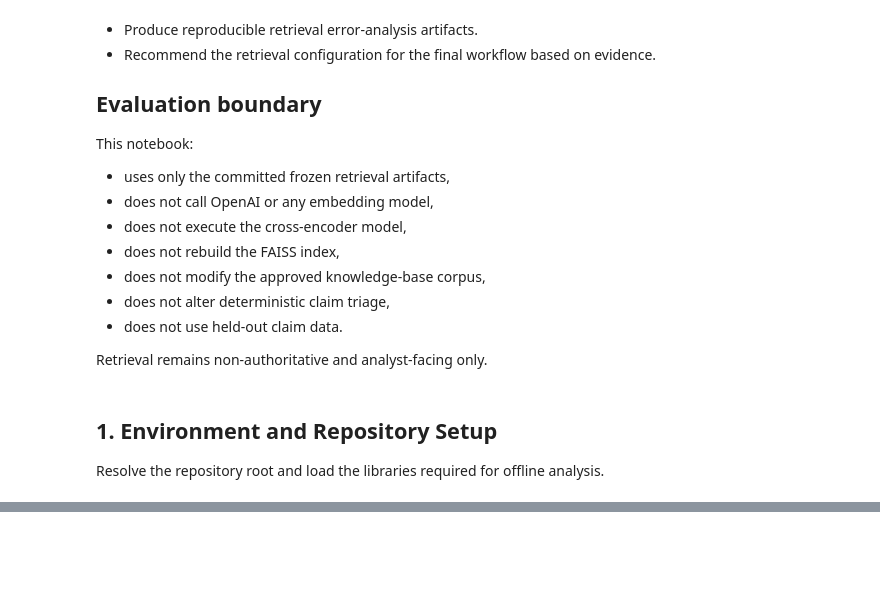
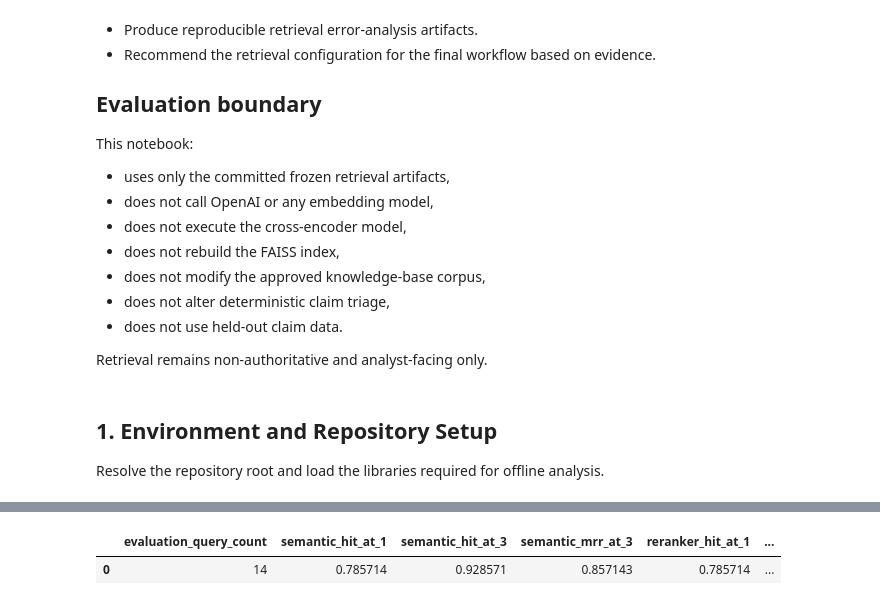
Before and after one commit to sadiqs3/DP_claims_triage, a Jupyter notebook: notebooks/08_retrieval_error_analysis.ipynb, the cells around one changed output, grey strips where cells are left out. Drawn from its saved outputs; the diff is of its cells as text; code cells hidden in the pictures; blank space fills up the shorter version.

```diff
--- a/notebooks/08_retrieval_error_analysis.ipynb
+++ b/notebooks/08_retrieval_error_analysis.ipynb
@@ -32,0 +1343,75 @@ Resolve the repository root and load the libraries required for offline analysis
+# %%
+saved_summary = pd.read_csv(SUMMARY_OUTPUT_PATH)
+
+saved_query_comparison = pd.read_csv(
+    QUERY_COMPARISON_OUTPUT_PATH
+)
+
+saved_taxonomy = pd.read_csv(
+    TAXONOMY_OUTPUT_PATH
+)
+
+with MANIFEST_OUTPUT_PATH.open(
+    "r",
+    encoding="utf-8",
+) as file:
+    saved_manifest = json.load(file)
+
+
+assert saved_summary.shape == (1, analysis_summary.shape[1])
+
+assert len(saved_query_comparison) == EXPECTED_QUERY_COUNT
+
+assert saved_query_comparison["query_id"].nunique() == (
+    EXPECTED_QUERY_COUNT
+)
+
+assert len(saved_taxonomy) == 5
+
+assert set(saved_taxonomy["query_id"]) == (
+    expected_diagnostic_ids
+)
+
+assert saved_manifest["artifact_name"] == (
+    "retrieval_error_analysis"
+)
+
+assert saved_manifest["artifact_version"] == "v1"
+
+assert (
+    saved_manifest["analysis_scope"][
+        "model_or_api_calls_performed"
+    ]
+    is False
+)
+
+assert (
+    saved_manifest["analysis_scope"][
+        "held_out_claim_data_used"
+    ]
+    is False
+)
+
+assert (
+    saved_manifest["recommendation"][
+        "default_retrieval_method"
+    ]
+    == SEMANTIC_METHOD
+)
+
+assert (
+    saved_manifest["recommendation"][
+        "chunking_change_recommended"
+    ]
+    is False
+)
+
+print("PASS: saved summary artifact validated")
+print("PASS: 14 query-comparison records validated")
+print("PASS: 5 diagnostic taxonomy records validated")
+print("PASS: analysis manifest validated")
+print("PASS: no model or API calls recorded")
+print("PASS: no held-out claim data used")
+
+display(saved_summary)
+# %% [output]
@@ -32,0 +1424,2 @@ Resolve the repository root and load the libraries required for offline analysis
+|  | evaluation_query_count | semantic_hit_at_1 | semantic_hit_at_3 | semantic_mrr_at_3 | reranker_hit_at_1 | ... |
+| 0 | 14 | 0.785714 | 0.928571 | 0.857143 | 0.785714 | ... |
```
Also changed, not shown: parts of 22 cells of this notebook.
